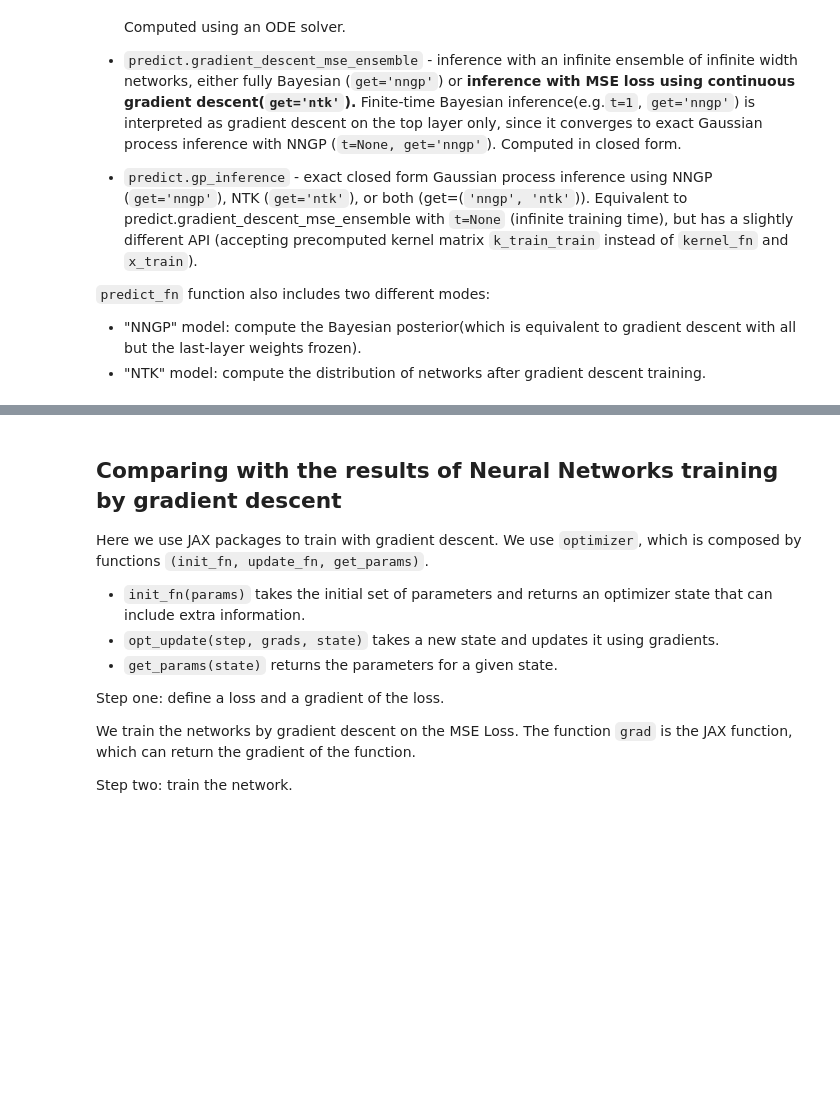
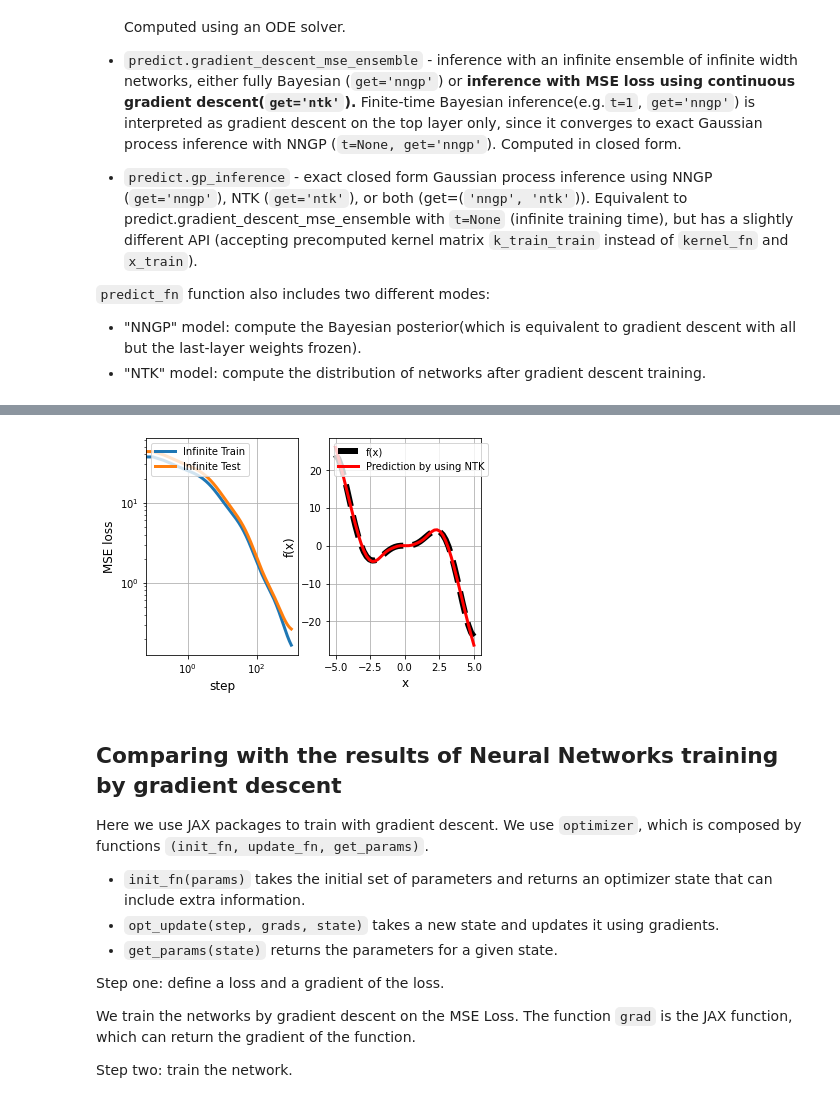
Before and after one commit to Evangeline111/Neural-Tangent-Kernel-Huiyao-Wang, a Jupyter notebook: Dissertation_Neural_Tangent_Kernel_Huiyao_Wang.ipynb, the cells around one changed output, grey strips where cells are left out. Drawn from its saved outputs; the diff is of its cells as text; code cells hidden in the pictures; blank space fills up the shorter version.

```diff
--- a/Dissertation_Neural_Tangent_Kernel_Huiyao_Wang.ipynb
+++ b/Dissertation_Neural_Tangent_Kernel_Huiyao_Wang.ipynb
@@ -237,5 +229,4 @@ plt.grid()
 plt.xlabel("x", fontsize=12)
 plt.ylabel("f(x)", fontsize=12)
 myfig.savefig('one4096Erf1.png',dpi=300)
-finalize_plot((1.5, 0.6))
 # %% [output]
@@ -243,3 +233,4 @@ finalize_plot((1.5, 0.6))
+[figure, added]
 # %% [markdown]
 ## Comparing with the results of Neural Networks training by gradient descent
 
```
Also changed, not shown: parts of 10 cells of this notebook.
